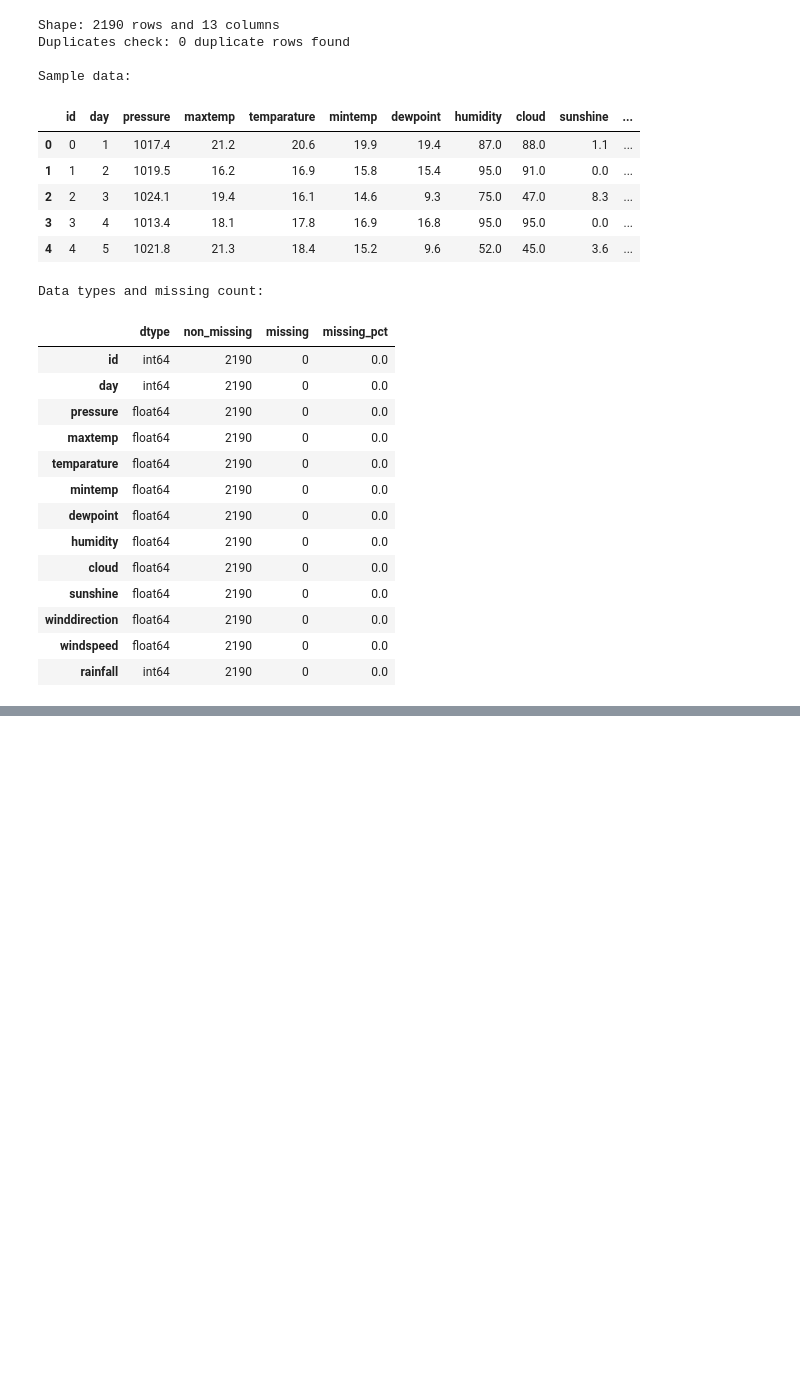
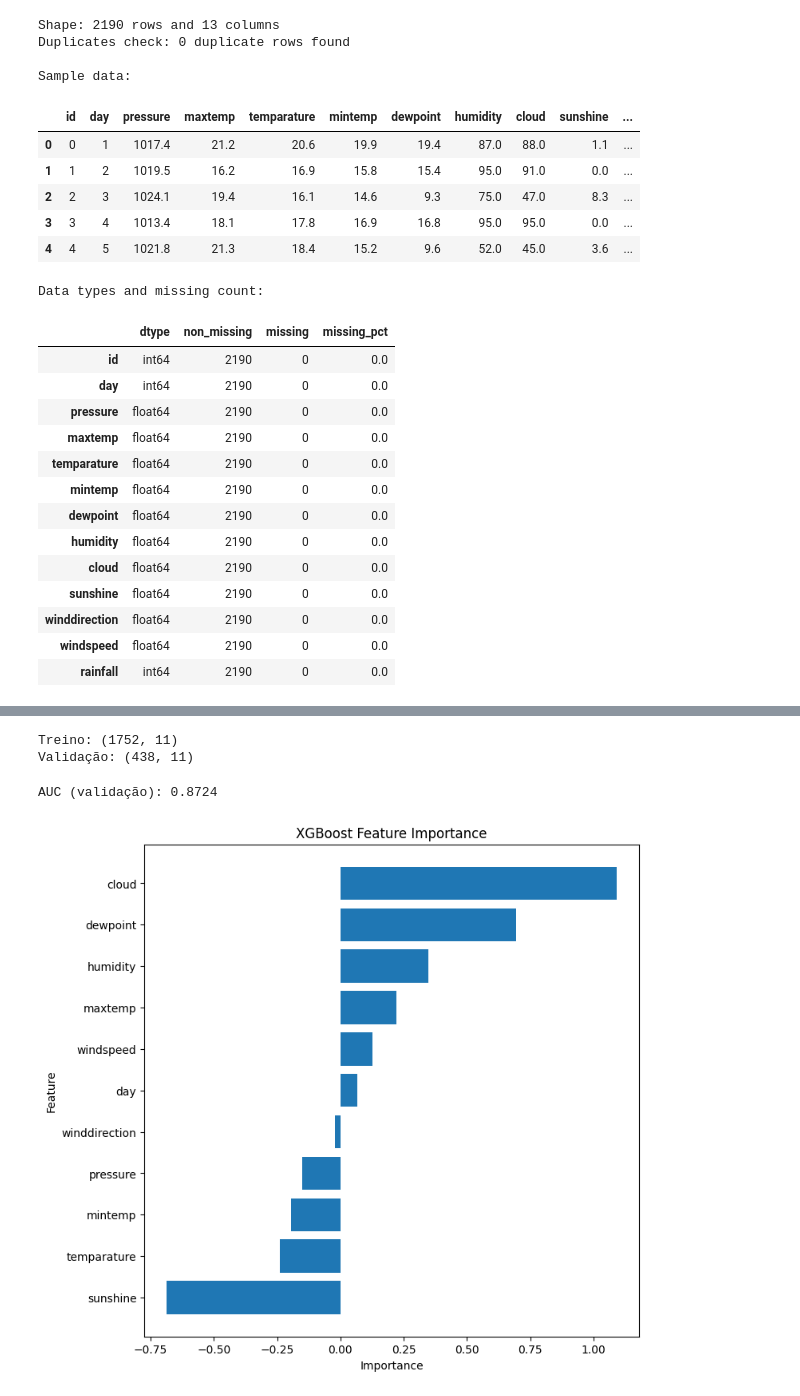
Before and after one commit to gprinciotti/kaggle, a Jupyter notebook: notebooks/playground-series-s5e3.ipynb, the cells around one changed output, grey strips where cells are left out. Cells and saved outputs as stored; diff of their text form; code cells hidden in the pictures; blank space fills up the shorter version.

```diff
--- a/notebooks/playground-series-s5e3.ipynb
+++ b/notebooks/playground-series-s5e3.ipynb
@@ -227,0 +91,50 @@ roc_df = pd.DataFrame({
+# %%
+from sklearn.model_selection import train_test_split
+
+x = df_train.drop(columns=['id', 'rainfall'])
+y = df_train['rainfall']
+
+x_train, x_valid, y_train, y_valid = train_test_split(x, y, test_size=0.2, random_state=42)
+
+print(f'Treino: {x_train.shape}')
+print(f'Validação: {x_valid.shape}')
+# %% [output]
+Treino: (1752, 11)
+Validação: (438, 11)
+# %%
+from sklearn.pipeline import Pipeline
+from sklearn.preprocessing import StandardScaler
+from sklearn.compose import ColumnTransformer
+from sklearn.linear_model import LogisticRegression
+from sklearn.metrics import roc_auc_score
+
+features = [col for col in df_train.columns if not col in ['id', 'rainfall']]
+
+preprocessor = ColumnTransformer(transformers=[('scaler', StandardScaler(), features)])
+
+logit_pipeline = Pipeline([
+    ('preprocessor', preprocessor),
+    ('classifier', LogisticRegression(random_state=42))
+])
+
+logit_pipeline.fit(x_train, y_train)
+
+y_pred = logit_pipeline.predict_proba(x_valid)[:, 1]
+score = roc_auc_score(y_valid, y_pred)
+
+print(f'AUC (validação): {score:.4f}')
+# %% [output]
+AUC (validação): 0.8724
+# %%
+feature_importance = logit_pipeline.named_steps['classifier'].coef_.flatten()
+importance_df = pd.DataFrame({'feature': features, 'importance': feature_importance}).sort_values(by='importance', ascending=False)
+
+plt.figure(figsize=(8, 8))
+plt.barh(importance_df['feature'], importance_df['importance'])
+plt.xlabel('Importance')
+plt.ylabel('Feature')
+plt.title('XGBoost Feature Importance')
+plt.gca().invert_yaxis()
+plt.show()
+# %% [output]
+[figure, added]
```
Also changed, not shown: parts of 19 cells of this notebook.
